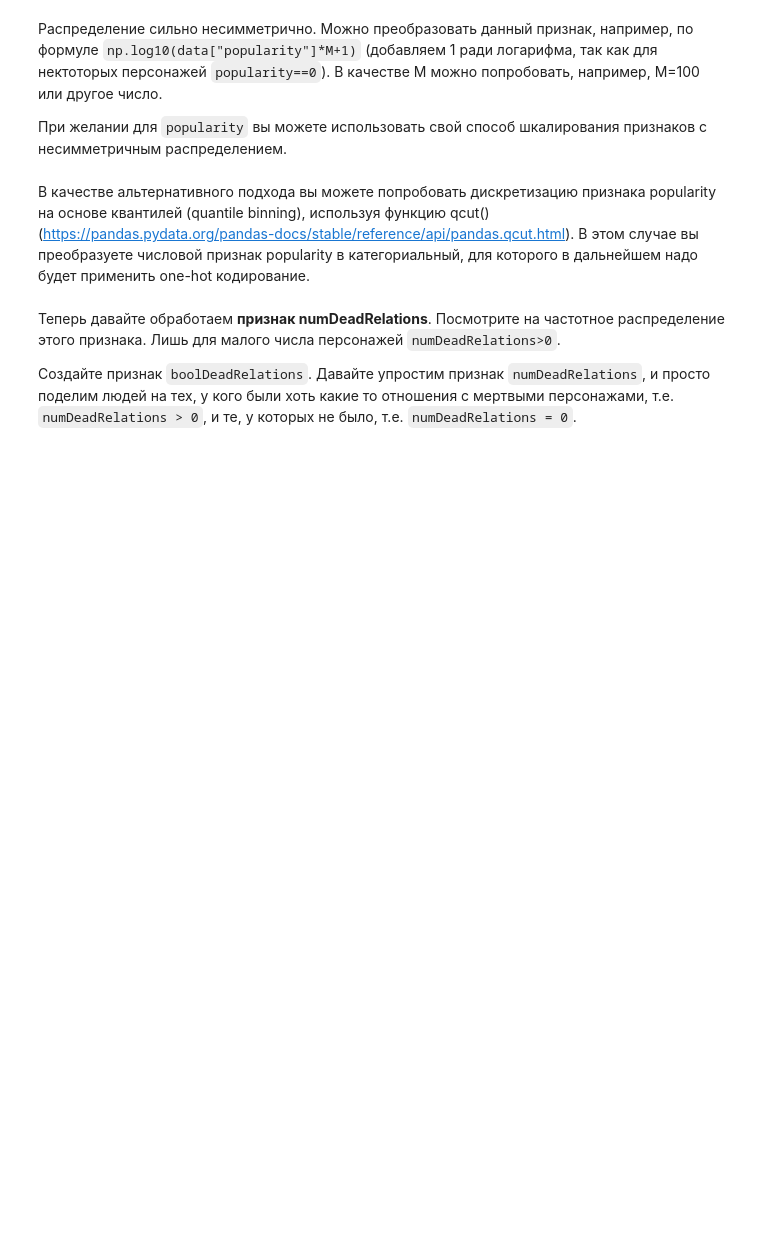
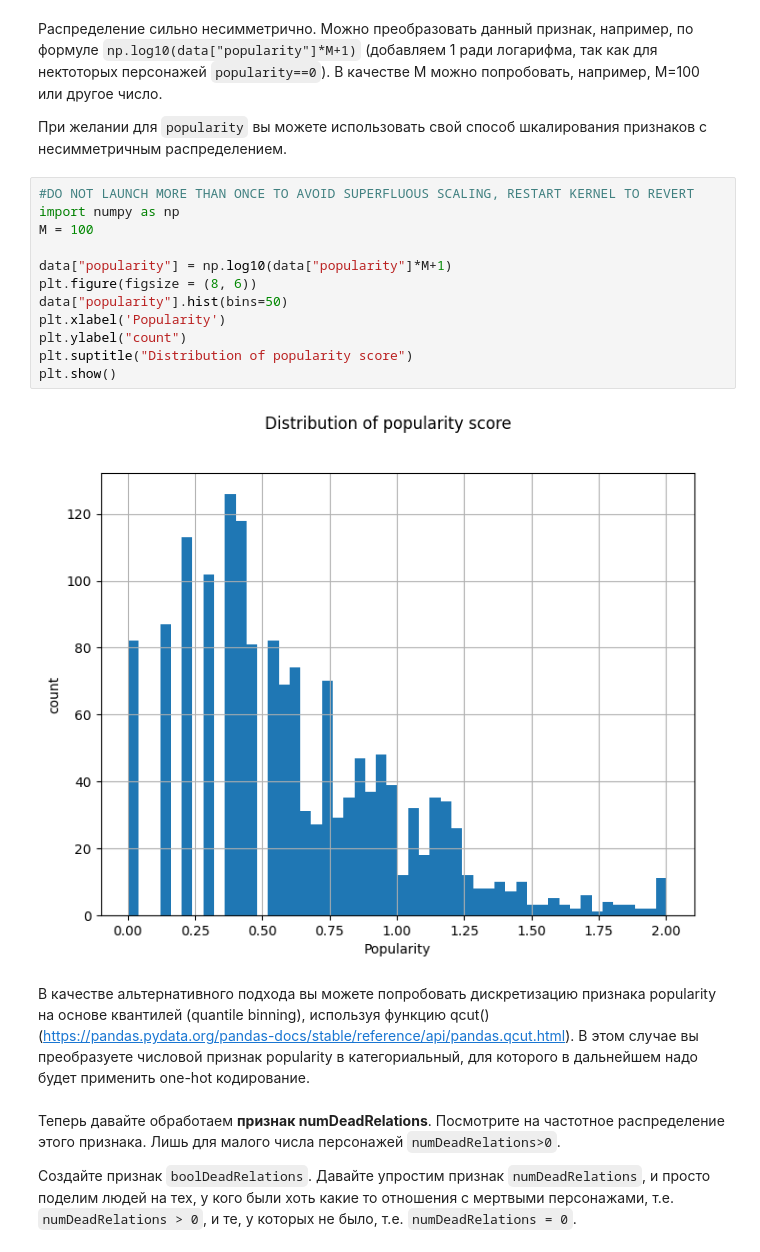
Before and after one commit to GTM992/ML-For-Beginners, a Jupyter notebook: week_01_ml_intro/Homework/hw_1_game_of_thrones.ipynb, the cells around one changed output. Cells and saved outputs as stored; diff of their text form; blank space fills up the shorter version.

```diff
--- a/week_01_ml_intro/Homework/hw_1_game_of_thrones.ipynb
+++ b/week_01_ml_intro/Homework/hw_1_game_of_thrones.ipynb
@@ -216,6 +213,20 @@ KeyError: 'populatity'
 Распределение сильно несимметрично. Можно преобразовать данный признак, например, по формуле `np.log10(data["popularity"]*M+1)` (добавляем 1 ради логарифма, так как для нектоторых персонажей `popularity==0`). В качестве M можно попробовать, например, M=100 или другое число.
 
 При желании для `popularity` вы можете использовать свой способ шкалирования признаков с несимметричным распределением.
+# %%
+#DO NOT LAUNCH MORE THAN ONCE TO AVOID SUPERFLUOUS SCALING, RESTART KERNEL TO REVERT
+import numpy as np
+M = 100
+
+data["popularity"] = np.log10(data["popularity"]*M+1)
+plt.figure(figsize = (8, 6))
+data["popularity"].hist(bins=50)
+plt.xlabel('Popularity')
+plt.ylabel("count")
+plt.suptitle("Distribution of popularity score")
+plt.show()
+# %% [output]
+[figure, added]
 # %% [markdown]
 В качестве альтернативного подхода вы можете попробовать дискретизацию признака popularity на основе квантилей (quantile binning), используя функцию qcut() (https://pandas.pydata.org/pandas-docs/stable/reference/api/pandas.qcut.html). В этом случае вы преобразуете числовой признак popularity в категориальный, для которого в дальнейшем надо будет применить one-hot кодирование.
 # %% [markdown]
```
Also changed, not shown: parts of 39 cells of this notebook.
